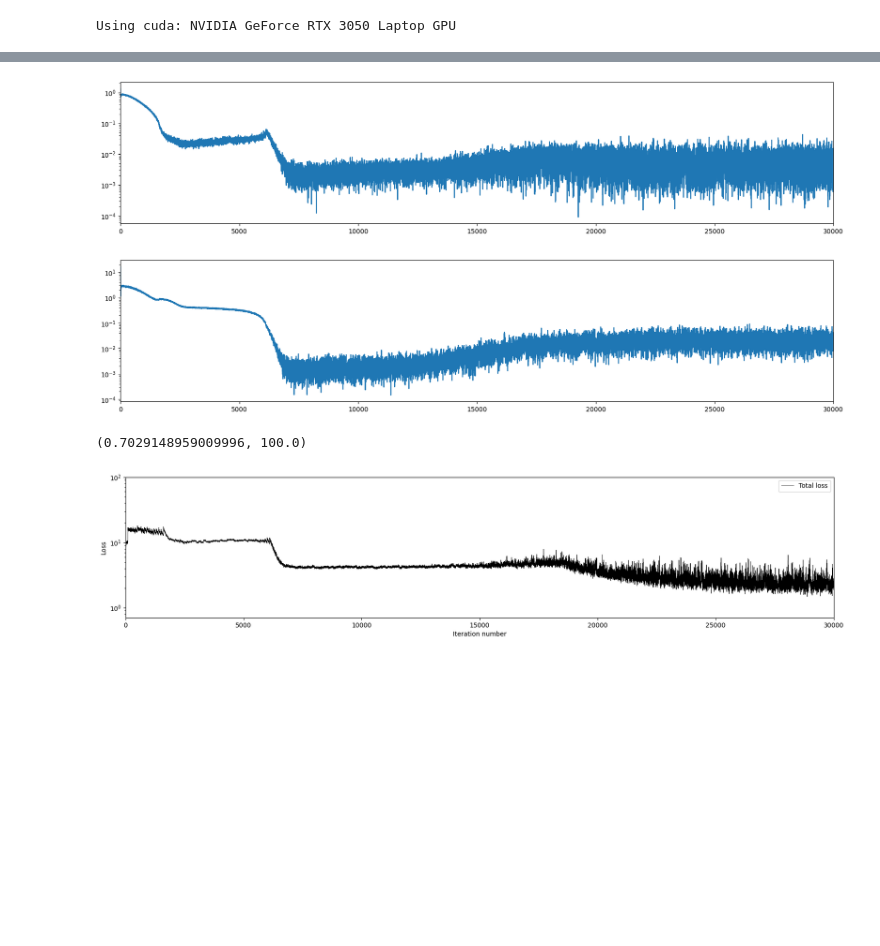
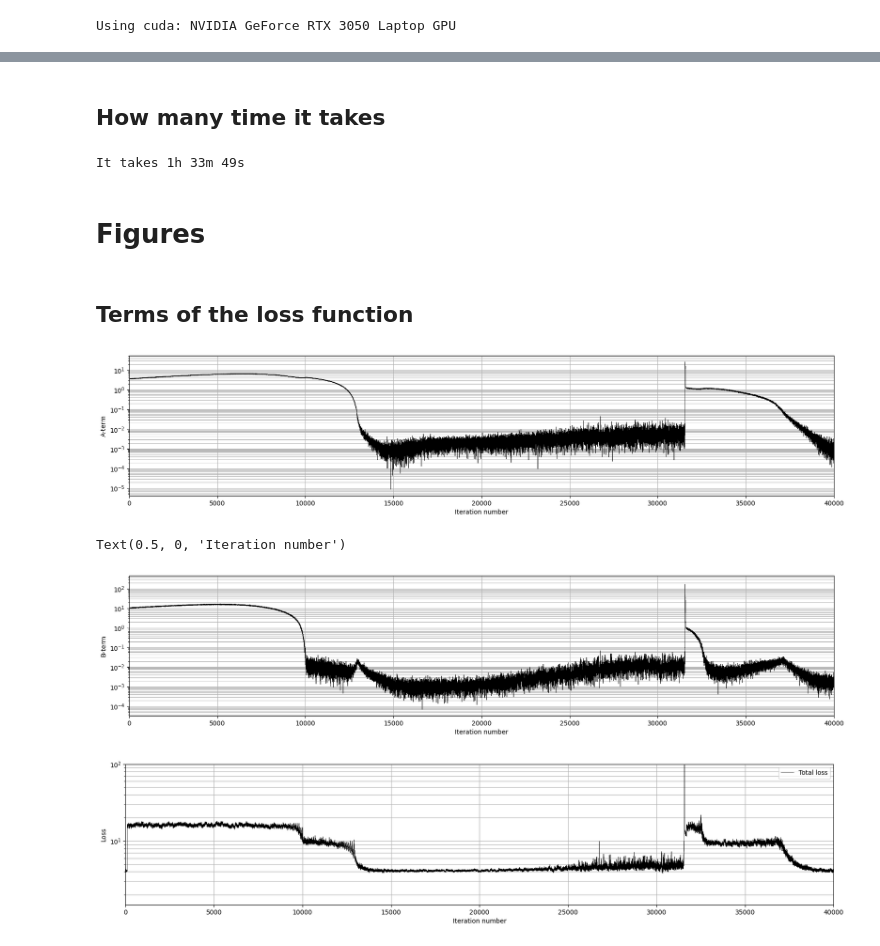
Before and after one commit to MrKozelberg/nn-based-multistate-solver-for-se, a Jupyter notebook: src/nnbmss_for_static_se.ipynb, the cells around one changed output, grey strips where cells are left out. Drawn from its saved outputs; the diff is of its cells as text; code cells hidden in the pictures; blank space fills up the shorter version.

```diff
--- a/src/nnbmss_for_static_se.ipynb
+++ b/src/nnbmss_for_static_se.ipynb
@@ -289,7 +299,7 @@ class Perceptron(nn.Module):
     loss_weights['r'] = 1
     loss_weights['a'] = 10
     loss_weights['b'] = 100
-    params['loss_weights'] = loss_weights
+    # params['loss_weights'] = loss_weights
     x = torch.normal(mean=0, std=self.L/math.sqrt(2), size=(params['B'], self.D)).to(device)
     loss_weights['e'] = torch.sum(self.energies(x, mean=0., std=self.L/math.sqrt(2))).cpu().detach()
     optimizer = torch.optim.AdamW(params=list(self.parameters()),
@@ -297,6 +307,11 @@ class Perceptron(nn.Module):
                                  weight_decay=params['weight_decay'])
     # Main loop
     print('i,\t Loss,\t Sorted energies,\t Time [s]')
+
+    # File to write loss weights
+    file = open(params['wPath'], 'w')
+    file.write("WR,WE,WA,WB")
+
     for i in range(params['I']):
         l_list[i], r_list[i], a_list[i], b_list[i], e_list[i] = self.train_step(optimizer,
                                                                               nn.MSELoss(),
@@ -305,6 +320,9 @@ class Perceptron(nn.Module):
                                                                               std=self.L/math.sqrt(2),
                                                                               loss_weights=loss_weights,
                                                                               sigma=params['sigma'])
+        if torch.cuda.is_available():
+                torch.cuda.empty_cache()
+
         if i % 500 == 0:
             print(f"{i:3d}\t {l_list[i]:.4E}\t {np.sort(e_list[i])}\t {time.time()-start_time}")
             # Empty cache
@@ -333,15 +351,18 @@ class Perceptron(nn.Module):
                 for m2 in range(0, m1):
                     b[m1,m2] = torch.mean(f[:,m1] * f[:,m2] / w)**2
 
-            loss_weights['r'] = min(1/ torch.mean(torch.mean((residual)**2, axis=0)).cpu().detach(), 500)
-            loss_weights['a'] = min(1/a.cpu().detach(),10)
-            loss_weights['b'] = min(1/torch.sum(b).cpu().detach(),10)
+            loss_weights['r'] = min(1/ torch.mean(torch.mean((residual)**2, axis=0)).cpu().detach(), params['wrmax'])
             loss_weights['e'] = 1/torch.sum(e).cpu().detach()
+            loss_weights['a'] = min(1/a.cpu().detach(), params['wamax'])
+            loss_weights['b'] = min(1/torch.sum(b).cpu().detach(), params['wbmax'])
 
             print("loss_weights:")
             print(loss_weights)
 
-            params['loss_weights'] = loss_weights
+            file.write(f"\n{loss_weights['r']},{loss_weights['e']},{loss_weights['a']},{loss_weights['b']}")
+
+
+            # params['loss_weights'] = loss_weights
             # Empty cache
             if torch.cuda.is_available():
                 torch.cuda.empty_cache()
@@ -349,4 +370,6 @@ class Perceptron(nn.Module):
     # Empty cache
     if torch.cuda.is_available():
         torch.cuda.empty_cache()
+
+    file.close()
     return e_list, l_list, r_list, a_list, b_list, time.time()-start_time
@@ -353,9 +378,9 @@ class Perceptron(nn.Module):
 # %%
 torch.cuda.empty_cache()
 # %%
-params = initParams(D=3, M=5, H=[50,50,50], L=3,
-                    B=int(2**13), lr=1e-3, weight_decay=1e-3, I=30000,
-                    alpha=10, beta=100, sigma=1.5**(1/30000))
+params = initParams(D=4, M=5, H=[36,36,36], L=5,
+                    B=int(2**14), lr=1e-3, weight_decay=1e-3, I=40000,
+                    wrmax=1000, wamax=10, wbmax=10, sigma=1.)
 perceptron = Perceptron(params).to(device)
 # %%
 e_list, l_list, r_list, a_list, b_list, t = perceptron.train_loop(params)
@@ -384,19 +406,39 @@ It takes 0h 36m 30s
 # %%
 perceptron.save_model(params)
+# %% [markdown]
+## How many time it takes
+# %%
+ht = int(t//3600)
+mt = int(t//60 - ht*60)
+st = int(t - 3600*ht - 60*mt)
+print(f"It takes {ht:}h {mt:}m {st}s")
+# %% [output]
+It takes 1h 33m 49s
+# %% [markdown]
+# Figures
+# %% [markdown]
+## Terms of the loss function
 # %%
 fig, ax = plt.subplots(1,1,figsize=(20,4))
-ax.plot(a_list)
+ax.plot(a_list,color='black',linewidth=0.5)
 ax.set_xlim(0,params['I'])
 ax.set_yscale('log')
+ax.set_ylabel('A-term')
+ax.set_xlabel('Iteration number')
+ax.grid(True, which="both")
 # %% [output]
-[figure, old version]
+[figure, new version]
 # %%
 fig, ax = plt.subplots(1,1,figsize=(20,4))
-ax.plot(b_list)
+ax.plot(b_list,color='black',linewidth=0.5)
 ax.set_xlim(0,params['I'])
 ax.set_yscale('log')
+ax.grid(True, which="both")
+ax.set_ylabel('B-term')
+ax.set_xlabel('Iteration number')
 # %% [output]
+Text(0.5, 0, 'Iteration number')
-[figure, old version]
+[figure, new version]
 # %%
 # loss
 fig, ax = plt.subplots(1,1,figsize=(20,4))
@@ -413,6 +455,6 @@ ax.set_xlim(0,params['I'])
 ax.set_ylabel('Loss')
 ax.set_xlabel('Iteration number')
 ax.set_ylim(0,1e2)
+ax.grid(True, which="both")
 # %% [output]
-(0.7029148959009996, 100.0)
-[figure, old version]
+[figure, new version]
```
Also changed, not shown: parts of 16 cells of this notebook, 21 other files.
